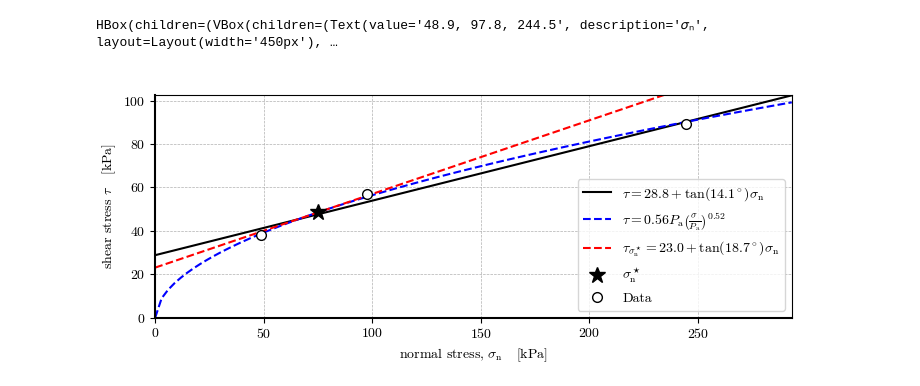
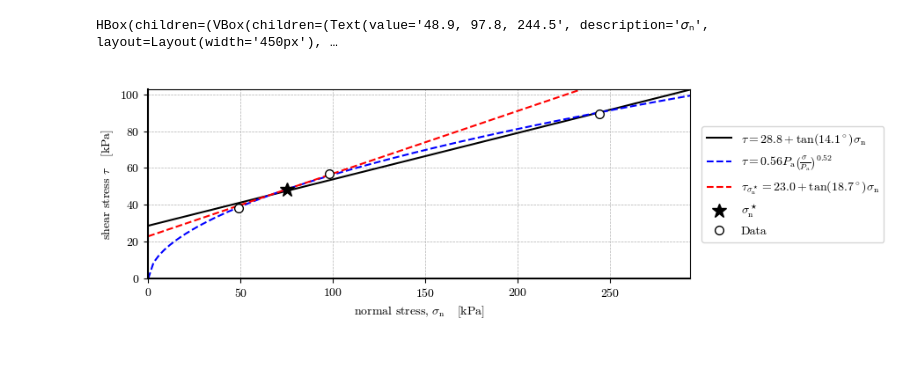
Before and after one commit to AppliedMechanics-EAFIT/slope_stability, a Jupyter notebook: notebooks/strength_envelopes.ipynb, the cells around one changed output. Drawn from its saved outputs; the diff is of its cells as text; code cells hidden in the pictures.

```diff
--- a/notebooks/strength_envelopes.ipynb
+++ b/notebooks/strength_envelopes.ipynb
@@ -66,7 +66,7 @@ def strength_envelope(σ, τ, curved_env=False, tan_curved_env=False,
 
     # stress vs horizontal deformation plot
     σ_plot = np.linspace(0, 1.2 * max(σ), 100)
-    fig = plt.figure(figsize=kwargs.get('figsize', [6, 4]))
+    fig = plt.figure(figsize=kwargs.get('figsize', [7, 4]))
     ax = fig.add_subplot(111)
     ax.plot(σ_plot, linear_env_MC(σ_plot), ls="-", color="k",
             label="$\\tau=" + f"{c:.1f}" + "+\\tan(" + f"{𝜙:.1f}"
@@ -97,7 +97,7 @@ def strength_envelope(σ, τ, curved_env=False, tan_curved_env=False,
     ax.grid(True, ls="--", lw=0.5)
     ax.spines["bottom"].set_linewidth(1.5)
     ax.spines["left"].set_linewidth(1.5)
-    ax.legend()
+    ax.legend(loc="center left", bbox_to_anchor=(1.01, 0.5))
     if widget:
         display(fig)
     else:
@@ -130,13 +130,13 @@ HBox(children=(VBox(children=(Text(value='48.9, 97.8, 244.5', description='𝜎
 # %%
 # Non-interactive figure
 strength_envelope(
     σ=[48.9, 97.8, 244.5],
     τ=[38.2, 57.1, 89.2],
     curved_env=True,
     tan_curved_env=True,
     σ_star=75,
-    figsize=[7, 3]
+    figsize=[9, 3]
 )
 # %% [output]
-[figure, old version]
+[figure, new version]
 [interactive output not drawn]
```
